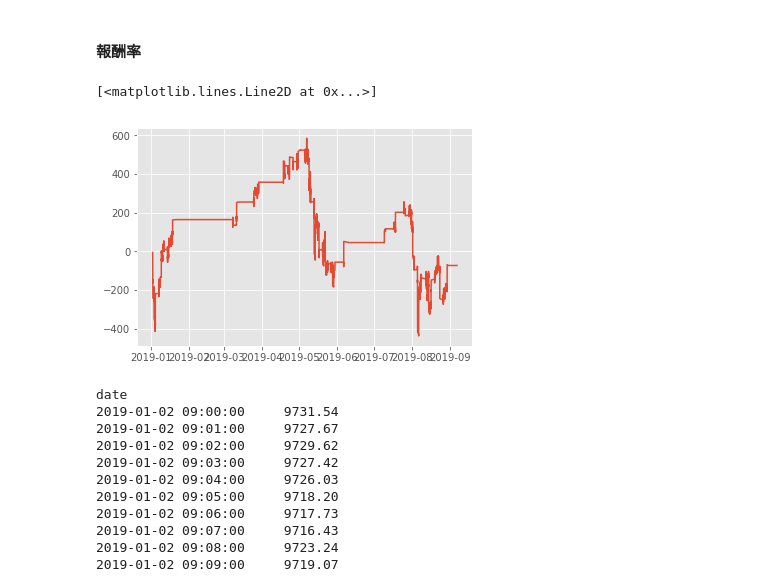
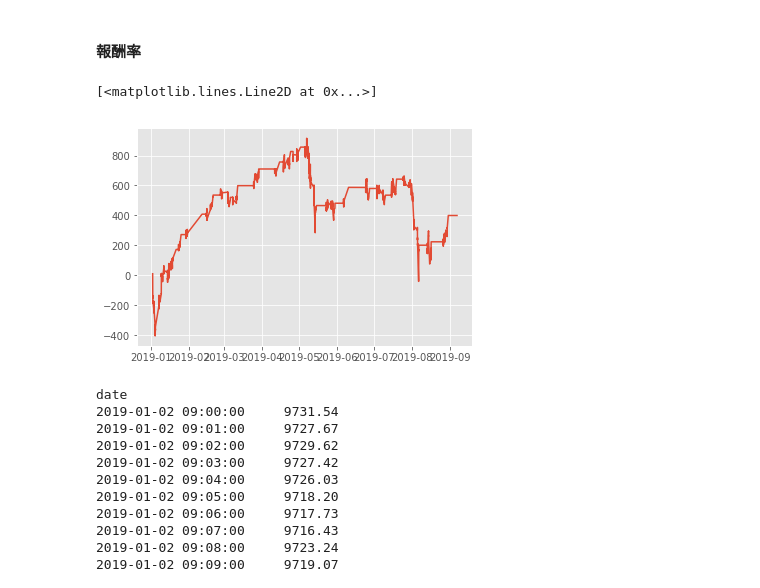
Before and after one commit to CHI-MING-LEE/workspace, a Jupyter notebook: Python_AI_Stock/finlab_course_2019/u04_parameter_optimization.ipynb, the cells around one changed output. Saved outputs shown, nothing was run; the diff lists cells and outputs as text; code cells hidden in the pictures.

```diff
--- a/Python_AI_Stock/finlab_course_2019/u04_parameter_optimization.ipynb
+++ b/Python_AI_Stock/finlab_course_2019/u04_parameter_optimization.ipynb
@@ -100,14 +103,15 @@ Length: 44444, dtype: float64
 # %% [markdown]
 #### 報酬率
 # %%
-returns = twii.shift(-2) - twii.shift(-1)
+# returns = twii.shift(-2) - twii.shift(-1)  # 為何是 -2 減 -1?
+returns = twii.shift(-1) - twii
 returns[hold == 0] = 0  # 沒有持有，大盤漲跌與我們無關
 # returns -= hold.diff().abs() * 3
 # 累積報酬率
 plt.plot(returns.cumsum())
 # %% [output]
 [<matplotlib.lines.Line2D at 0x...>]
-[figure, old version]
+[figure, new version]
 # %%
 twii.shift(-2)
 # %% [output]
```
Also changed, not shown: parts of 4 cells of this notebook, 16 other files.
